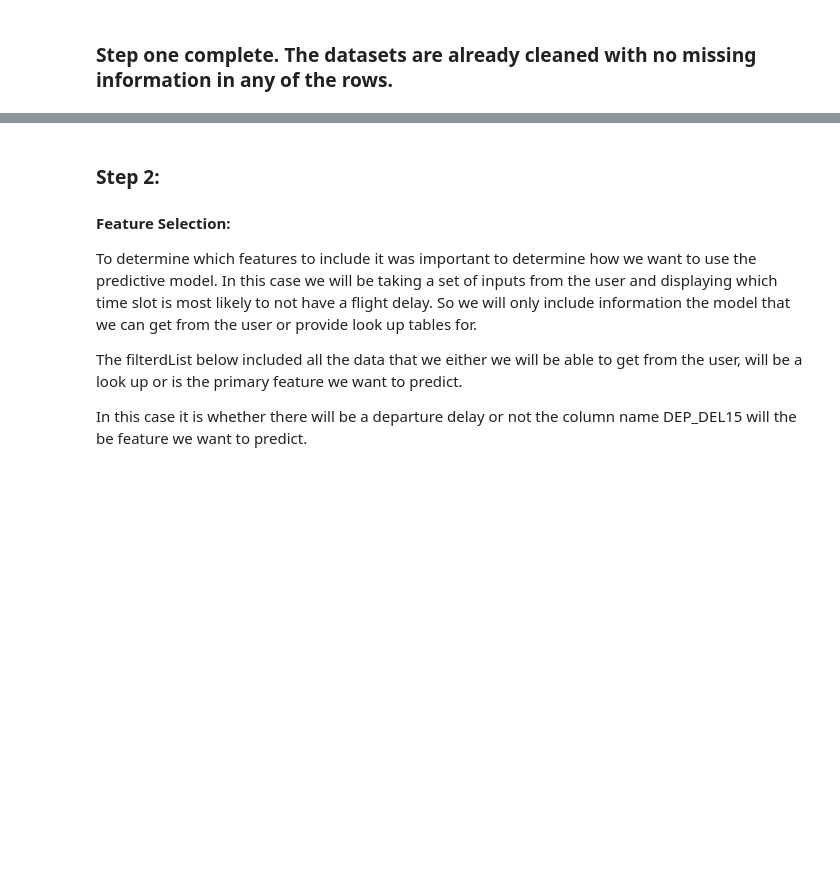
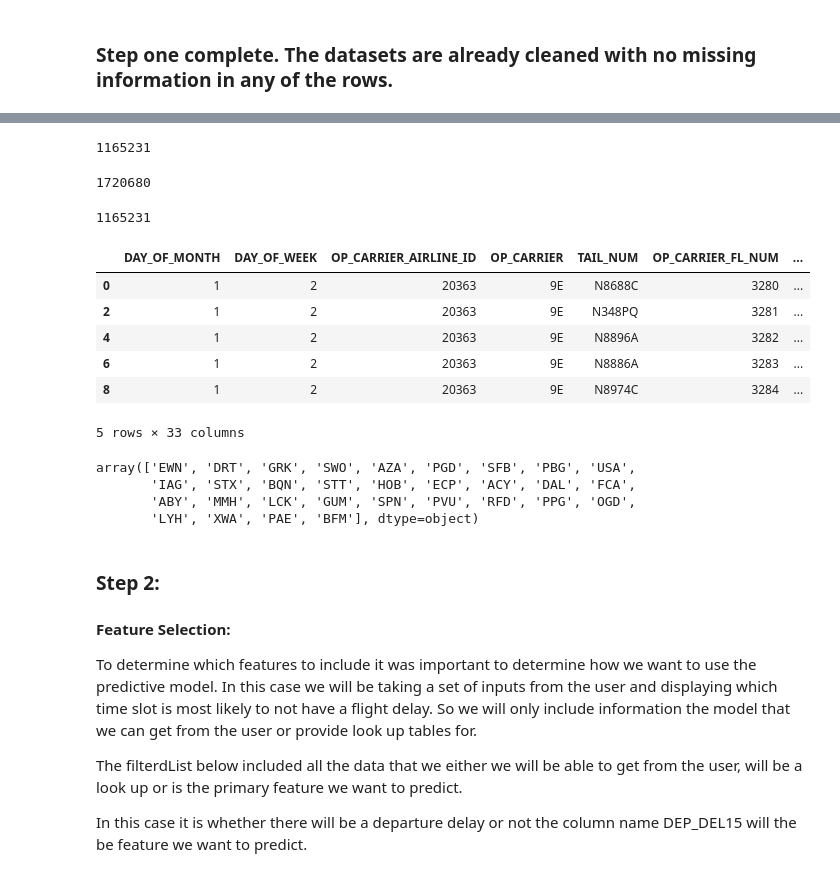
Before and after one commit to Duegan24/Final_Project, a Jupyter notebook: Seg_three_Machine Learning Model.ipynb, the cells around one changed output, grey strips where cells are left out. Drawn from its saved outputs; the diff is of its cells as text; code cells hidden in the pictures; blank space fills up the shorter version.

```diff
--- a/Seg_three_Machine Learning Model.ipynb
+++ b/Seg_three_Machine Learning Model.ipynb
@@ -185,6 +131,11 @@ Total rows with missing information from 2019 data was:   0
 # %%
 # Combine the two data sets to give more data for the model to work with
 flights = pd.concat([flights_2019, flights_2020])
+flights['Month'] = 1
+# %%
+# Preporation to Merge in Weather Data, add hour column
+flights['DEP_Hour'] = (flights['DEP_TIME']/100).astype("int")
+flights['DEP_Hour'] = flights['DEP_Hour'].replace(24, 0) # replace 24 hours with 0 to match weather data
 # %%
 #  Look at the available columns
 flights.columns
@@ -197,4 +149,43 @@ Index(['DAY_OF_MONTH', 'DAY_OF_WEEK', 'OP_CARRIER_AIRLINE_ID', 'OP_CARRIER',
       dtype='object')
+# %%
+len(flights)
+# %% [output]
+1165231
+# %%
+flights_merged = pd.merge(flights, weather_merged
+                          ,  how='left'
+                          , left_on=['ORIGIN', 'Year', 'Month', 'DAY_OF_MONTH' , 'DEP_Hour']
+                          , right_on = ['Airport Code', 'Year', 'Month', 'Day', 'Hour'])
+# %%
+len(flights_merged)
+# %% [output]
+1720680
+# %%
+filteredList = ['DAY_OF_MONTH', 'DAY_OF_WEEK', 'OP_CARRIER', 'ORIGIN', 'DEST', 'DEP_DEL15', 'DISTANCE'
+                ,'DEP_TIME_BLK', 'TAIL_NUM']
+
+flights_merged = flights_merged.drop_duplicates(subset = filteredList)
+# %%
+len(flights_merged)
+# %% [output]
+1165231
+# %%
+flights_merged.head()
+# %% [output]
+|  | DAY_OF_MONTH | DAY_OF_WEEK | OP_CARRIER_AIRLINE_ID | OP_CARRIER | TAIL_NUM | OP_CARRIER_FL_NUM | ... |
+| 0 | 1 | 2 | 20363 | 9E | N8688C | 3280 | ... |
+| 2 | 1 | 2 | 20363 | 9E | N348PQ | 3281 | ... |
+| 4 | 1 | 2 | 20363 | 9E | N8896A | 3282 | ... |
+| 6 | 1 | 2 | 20363 | 9E | N8886A | 3283 | ... |
+| 8 | 1 | 2 | 20363 | 9E | N8974C | 3284 | ... |
+5 rows × 33 columns
+# %%
+flights_merged[flights_merged['Airport Code'].isnull()].ORIGIN.unique()
+# %% [output]
+array(['EWN', 'DRT', 'GRK', 'SWO', 'AZA', 'PGD', 'SFB', 'PBG', 'USA',
+       'IAG', 'STX', 'BQN', 'STT', 'HOB', 'ECP', 'ACY', 'DAL', 'FCA',
+       'ABY', 'MMH', 'LCK', 'GUM', 'SPN', 'PVU', 'RFD', 'PPG', 'OGD',
+       'LYH', 'XWA', 'PAE', 'BFM'], dtype=object)
 # %% [markdown]
 ### Step 2:
 #### Feature Selection:
```
Also changed, not shown: parts of 18 cells of this notebook.
